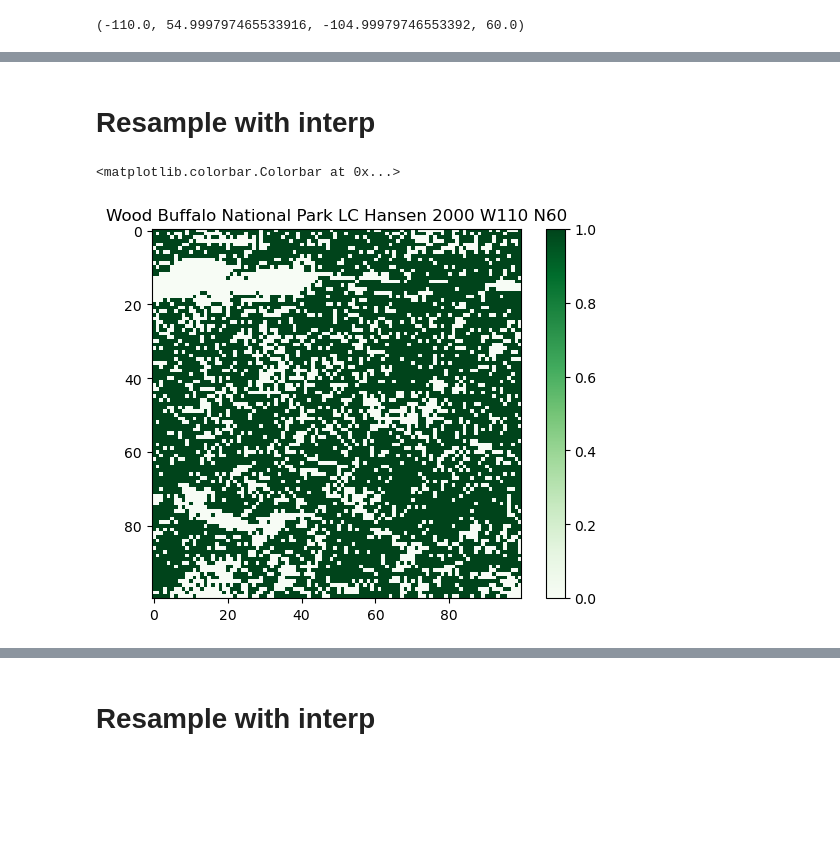
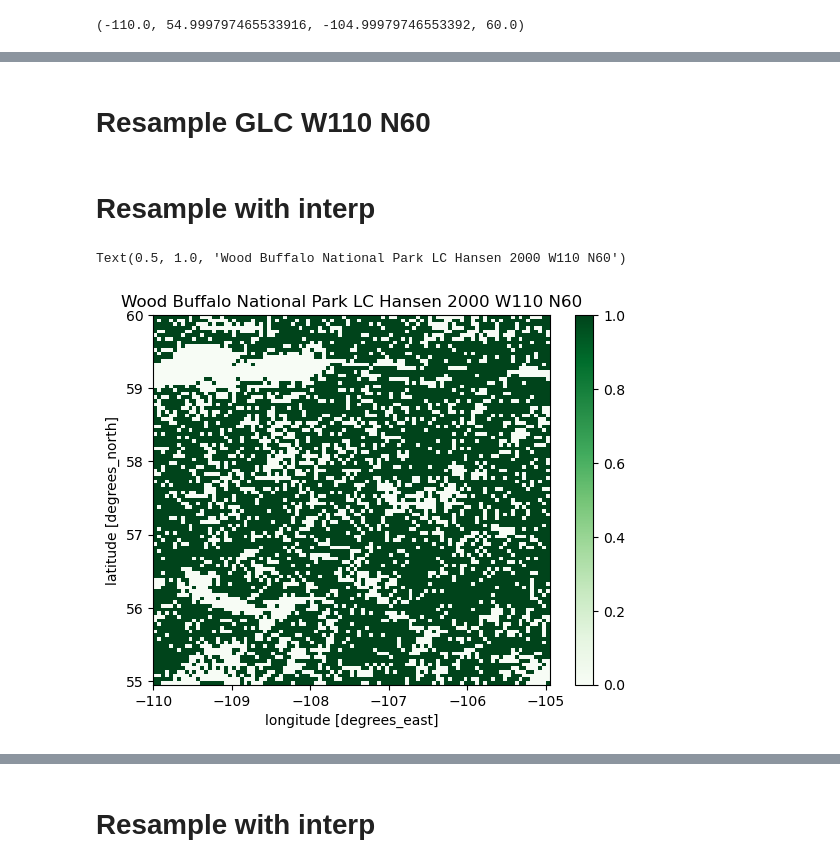
Before and after one commit to MinttuPekkala/Unibe_transmissivity_maps, a Jupyter notebook: Land_cover_differences.ipynb, the cells around one changed output, grey strips where cells are left out. Cells and saved outputs as stored; diff of their text form; code cells hidden in the pictures; blank space fills up the shorter version.

Commit message:
Add comparison plots

```diff
--- a/Land_cover_differences.ipynb
+++ b/Land_cover_differences.ipynb
@@ -361,3 +415,5 @@ croppedLCHansen2000W110N60 = LCHansen20003.rio.clip_box(
+# %% [markdown]
+# Resample GLC W110 N60
 # %%
 maskGLC_FCS302000W110N60band1int = maskGLC_FCS302000W110N60band1.astype(int)
 # %% [markdown]
@@ -367,17 +423,14 @@ maskGLC_FCS302000W110N60band1int_interp = maskGLC_FCS302000W110N60band1int.inter
 # %%
-with rasterio.open(path_LC_Hansen) as src:
-    window = from_bounds(minx, miny, maxx, maxy, src.transform)
-    subset = src.read(1, window=window)
-
-maskLC_HansenW110N60 = (subset >= 50) & (subset <= 90)
-# Apply mask (set others to NaN for visualization)
-filteredLC_HansenW110N60 = np.where(maskLC_HansenW110N60, subset, np.nan)
-
-pyplot.imshow(maskLC_HansenW110N60, cmap='Greens')
+maskLC_HansenW110N60 = LCHansen20002forest.rio.clip_box(
+    minx=-110.0,
+    miny=54.999797465533916,
+    maxx=-104.99979746553392,
+    maxy=60.0
+)
+maskLC_HansenW110N60.plot(cmap='Greens')
 pyplot.title("Wood Buffalo National Park LC Hansen 2000 W110 N60")
-pyplot.colorbar()
 # %% [output]
-<matplotlib.colorbar.Colorbar at 0x...>
+Text(0.5, 1.0, 'Wood Buffalo National Park LC Hansen 2000 W110 N60')
-[figure, old version]
+[figure, new version]
 # %%
 maskGLC_FCS302000W110N60band1int_interp.plot(cmap="Greens")
```
Also changed, not shown: parts of 139 cells of this notebook, 1 other file.
